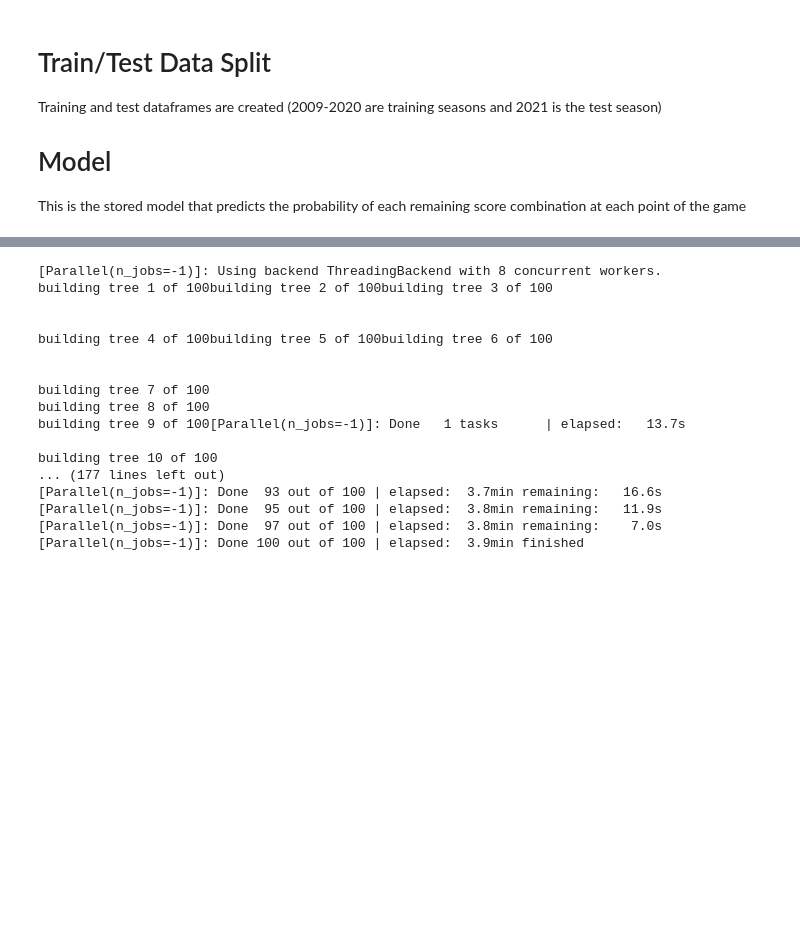
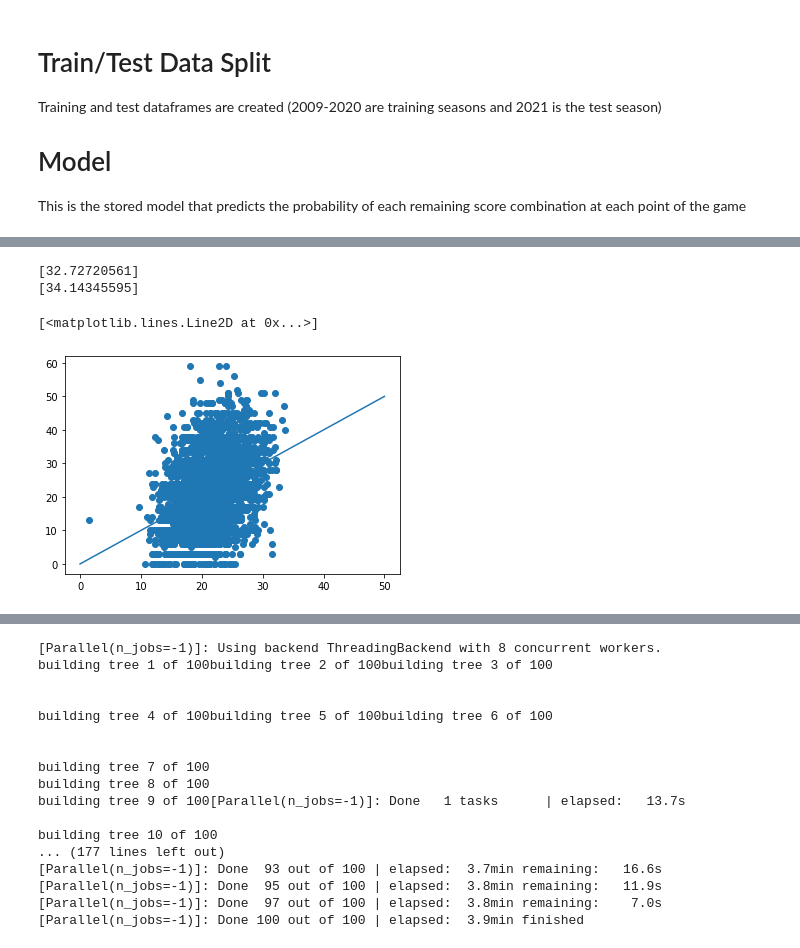
Before and after one commit to lucas-haupt/nfl-live-win-probability, a Jupyter notebook: notebooks/2_game_score_stored_model.ipynb, the cells around one changed output, grey strips where cells are left out. Saved outputs shown, nothing was run; the diff lists cells and outputs as text; code cells hidden in the pictures; blank space fills up the shorter version.

Commit message:
model update

```diff
--- a/notebooks/2_game_score_stored_model.ipynb
+++ b/notebooks/2_game_score_stored_model.ipynb
@@ -219,0 +344,21 @@ full_df[score_change_columns] = rf_score_change.predict_proba(full_df[input_name
+# %%
+param_spaces = {
+    'subsample': [0.6324693877551021],
+    'random_strength': [100.0],
+    'min_child_samples': [301],
+    'max_depth': [11],
+    'learning_rate': [0.02836734693877551],
+    'l2_leaf_reg': [49.030612244897966]
+ }
+curr_val_pool =cb.Pool(
+        data=X_val,
+        label=y_val_away_score_prediction,
+        cat_features=categoricals,
+        feature_names=input_names + score_change_columns
+    )
+
+cv=GroupKFold(n_splits=3)
+#param_distributions={"alpha":np.linspace(3200,4500,1000)}
+reg=CatBoostRegressor(early_stopping_rounds=5,cat_features=categoricals,n_estimators=10000)#, devices="0:1",bootstrap_type= "Poisson", max_bin=32,thread_count=1,objective="RMSE")
+search_home=RandomizedSearchCV(reg,param_spaces,cv=cv,random_state=42,n_iter=10,n_jobs=1,verbose=10)
+search_home.fit(X_train,y_train_home_score_prediction, eval_set=curr_val_pool,groups=groups_train)
@@ -219,0 +393,4 @@ full_df[score_change_columns] = rf_score_change.predict_proba(full_df[input_name
+# %%
+big_cv = GroupKFold(n_splits=5)
+final_model_home = cb.CatBoostRegressor(n_estimators=search_home.best_estimator_.tree_count_, **search_home.best_params_,cat_features=categoricals,verbose=1)
+full_df["xhome_score_rest_of_game_cb"] = cross_val_predict(final_model_home,full_df[input_names+score_change_columns],full_df[output_name_away_score],groups=full_df["game_code"],cv=big_cv,verbose=1,n_jobs=5)
@@ -219,0 +422,4 @@ full_df[score_change_columns] = rf_score_change.predict_proba(full_df[input_name
+# %%
+big_cv = GroupKFold(n_splits=5)
+final_model = cb.CatBoostRegressor(n_estimators=search.best_estimator_.tree_count_, **search.best_params_,cat_features=categoricals,verbose=1)
+full_df["xaway_score_rest_of_game_cb"] = cross_val_predict(final_model,full_df[input_names+score_change_columns],full_df[output_name_away_score],groups=full_df["game_code"],cv=big_cv,verbose=1,n_jobs=5)
@@ -219,0 +470,8 @@ full_df[score_change_columns] = rf_score_change.predict_proba(full_df[input_name
+# %%
+# rf_score_prediction_away.verbose = 0
+# rf_score_prediction_home.verbose = 0
+full_df["xaway_score_rest_of_game"] = cb_score_prediction_away.predict(full_df[input_names+score_change_columns])
+full_df["xhome_score_rest_of_game"] = cb_score_prediction_home.predict(full_df[input_names+score_change_columns])
+full_df["xaway_score"] = full_df["xaway_score_rest_of_game"] + full_df["away_start_score"]
+full_df["xhome_score"] = full_df["xhome_score_rest_of_game"] + full_df["home_start_score"]
+%matplotlib inline
@@ -219,0 +481,17 @@ full_df[score_change_columns] = rf_score_change.predict_proba(full_df[input_name
+# %%
+example_score = [[ 13.5,  41.,   1.,   0.,   0.,   1.,   0., 900.,  65.,   0.,   1.,
+          0.,   0.,   0.,   0.,   0.,  -1.,   3.,   3.,   0.,   0.,   0.,
+          0.,   1.,   0.,   0.,   0.,   0.]]
+print(rf_score_prediction_away.predict(example_score))
+print(rf_score_prediction_home.predict(example_score))
+# %% [output]
+[32.72720561]
+[34.14345595]
+# %%
+%matplotlib inline
+beginning_of_game = full_df[full_df["nevent"]==1]
+plt.scatter(beginning_of_game["vegas_away_prediction"], beginning_of_game["xaway_score_rest_of_game_cb"])
+plt.plot([0, 50], [0, 50])
+# %% [output]
+[<matplotlib.lines.Line2D at 0x...>]
+[figure, added]
```
Also changed, not shown: parts of 22 cells of this notebook, 5 other files.
